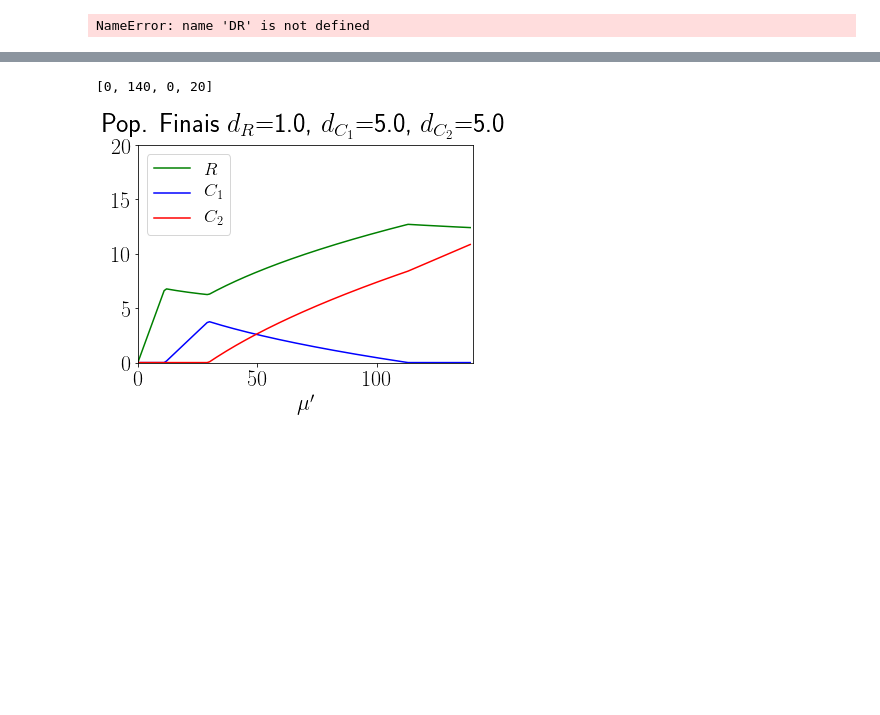
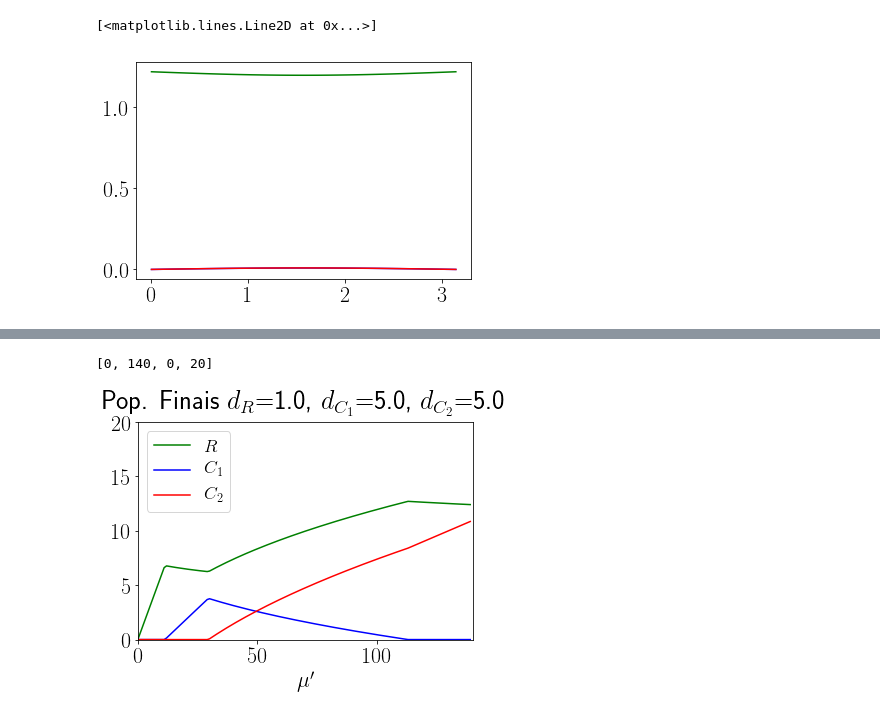
Before and after one commit to reand705/IGP, a Jupyter notebook: Method_Of_LinesIGP_MAX.ipynb, the cells around one changed output, grey strips where cells are left out. Cells and saved outputs as stored; diff of their text form; code cells hidden in the pictures; blank space fills up the shorter version.

```diff
--- a/Method_Of_LinesIGP_MAX.ipynb
+++ b/Method_Of_LinesIGP_MAX.ipynb
@@ -260,21 +260,30 @@ sol = np.array(sol)
 # %%
-#plot no espaço]
-amplitude = 1
-l = 3 + 0.12*4
+#plot no espaço
+l = 3 + 0.12*6
 mu = 0.7 + 0.13*4
+m1 = 1.05
+m2 = 0.95
+gamma = 1.4
+alpha = 0.9
+beta = 0.9
+amplitude = 10
+D1 = 2.0
+D2 = 8.0
+DR = 0.0
 
 sol = np.load('Method_Of_LinesIGP_amplitude=%d,l = %.3f,DR=%.3f,D1=%.3f,D2=%.3f,mu=%.3f,gamma=%.3f.npy'
             % (amplitude,l,DR,D1,D2,mu,gamma))
 
 R = np.transpose(sol[:,0:M])
 C1 = np.transpose(sol[:,M:2*(M)])
 C2 = np.transpose(sol[:,2*(M):])
 x = np.linspace(0,np.pi,M)
 plt.plot(x,R[0:M,-20],color = 'green')
 plt.plot(x,C1[0:M,-20],color = 'blue')
 plt.plot(x,C2[0:M,-20],color = 'red')
 
 #plt.axis([0,np.pi,0,10])
 # %% [output]
-NameError: name 'DR' is not defined
+[<matplotlib.lines.Line2D at 0x...>]
+[figure, added]
 # %%
```
Also changed, not shown: parts of 6 cells of this notebook.
